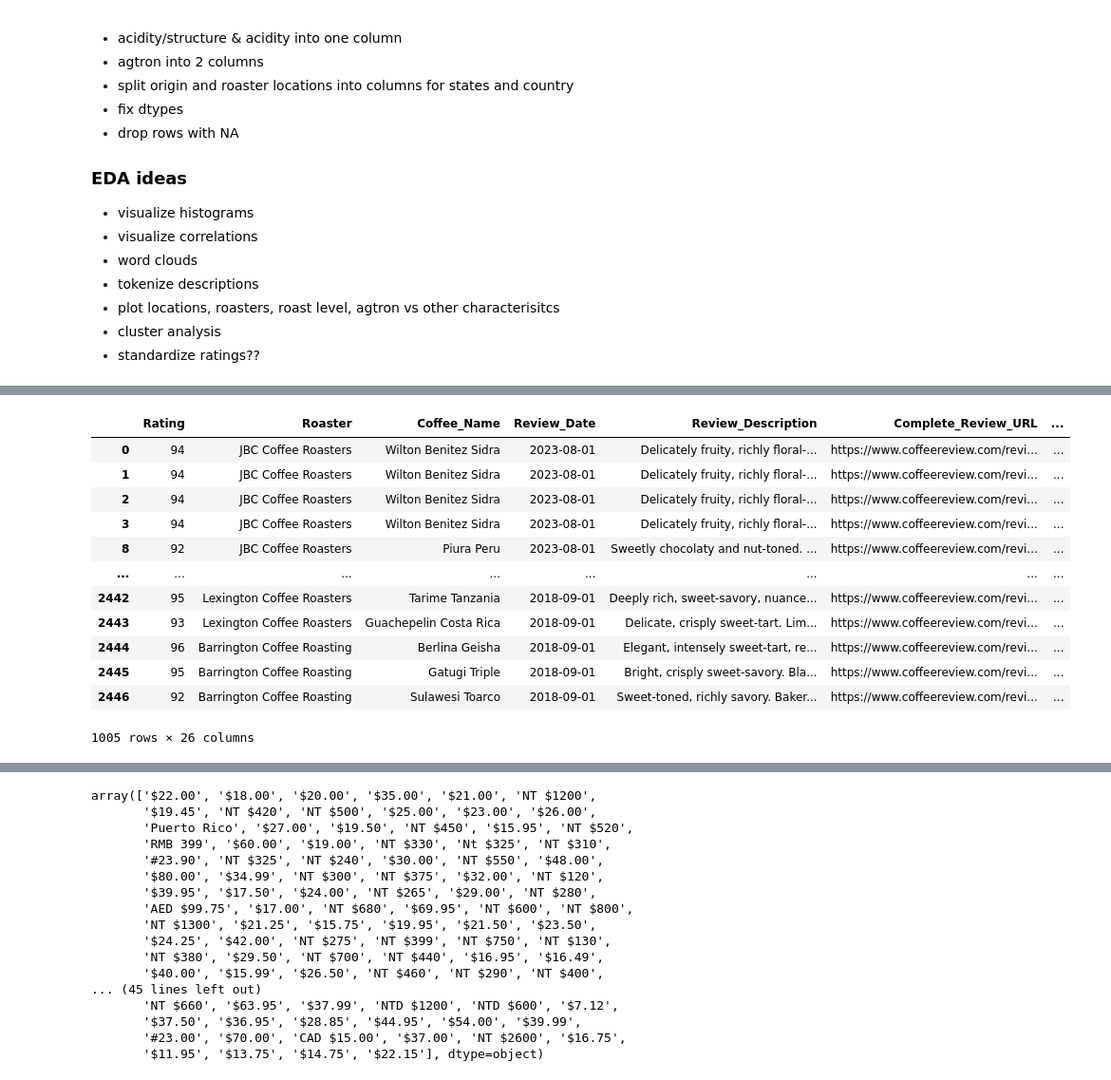
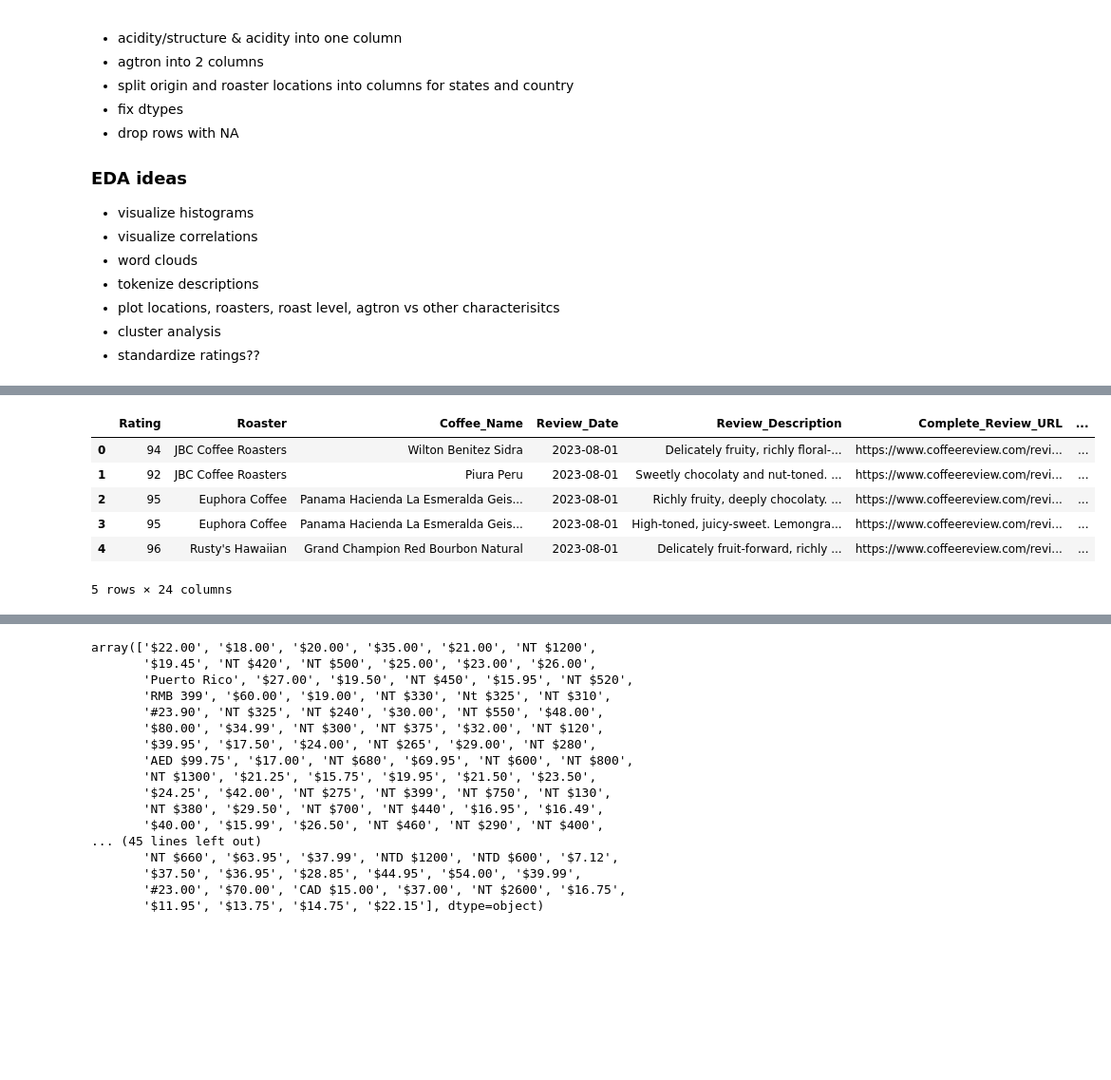
Before and after one commit to tynardone/coffee-reviews-analysis, a Jupyter notebook: coffee-review-eda.ipynb, the cells around one changed output, grey strips where cells are left out. Shown at 95% size. Saved outputs shown, nothing was run; the diff lists cells and outputs as text; code cells hidden in the pictures; blank space fills up the shorter version.

```diff
--- a/coffee-review-eda.ipynb
+++ b/coffee-review-eda.ipynb
@@ -101,44 +94,10 @@ memory usage: 383.8+ KB
-# %%
-def convert_to_grams(df):
-    # Define conversion factors
-    pound_to_gram = 453.59
-    ounce_to_gram = 28.3495
-
-    df.loc[df['Unit'] == 'ounces', 'Quantity'] = df['Quantity'] * ounce_to_gram
-    df.loc[df['Unit'] == 'pounds', 'Quantity'] = df['Quantity'] * pound_to_gram
-
-    df['unit'] = 'grams'
-    return df
-
-
-amount_pat = r'([\d.]+)\s*([a-zA-Z]+)'
-curr_pat = r'(\d+\.\d+)'
-
-
-
-(coffee
-     .assign(Quantity = coffee['Amount'].str.extract(amount_pat)[0],
-             Unit = coffee['Amount'].str.extract(amount_pat)[1],
-             Price_ = coffee['Price'].str.extract(curr_pat),
-            )
-     .dropna(axis=0)
-     .drop('Amount', axis=1)
-     .astype({'Quantity': 'float'})
-     .pipe(convert_to_grams)
-)
-
-#curr_map = {'NT $': 'NT$', 'Nt $': 'NT$',}
-# %% [output]
-|  | Rating | Roaster | Coffee_Name | Review_Date | Review_Description | Complete_Review_URL | ... |
-| 0 | 94 | JBC Coffee Roasters | Wilton Benitez Sidra | 2023-08-01 | Delicately fruity, richly floral-... | https://www.coffeereview.com/revi... | ... |
-| 1 | 94 | JBC Coffee Roasters | Wilton Benitez Sidra | 2023-08-01 | Delicately fruity, richly floral-... | https://www.coffeereview.com/revi... | ... |
-| 2 | 94 | JBC Coffee Roasters | Wilton Benitez Sidra | 2023-08-01 | Delicately fruity, richly floral-... | https://www.coffeereview.com/revi... | ... |
-| 3 | 94 | JBC Coffee Roasters | Wilton Benitez Sidra | 2023-08-01 | Delicately fruity, richly floral-... | https://www.coffeereview.com/revi... | ... |
-| 8 | 92 | JBC Coffee Roasters | Piura Peru | 2023-08-01 | Sweetly chocolaty and nut-toned. ... | https://www.coffeereview.com/revi... | ... |
-| ... | ... | ... | ... | ... | ... | ... | ... |
-| 2442 | 95 | Lexington Coffee Roasters | Tarime Tanzania | 2018-09-01 | Deeply rich, sweet-savory, nuance... | https://www.coffeereview.com/revi... | ... |
-| 2443 | 93 | Lexington Coffee Roasters | Guachepelin Costa Rica | 2018-09-01 | Delicate, crisply sweet-tart. Lim... | https://www.coffeereview.com/revi... | ... |
-| 2444 | 96 | Barrington Coffee Roasting | Berlina Geisha | 2018-09-01 | Elegant, intensely sweet-tart, re... | https://www.coffeereview.com/revi... | ... |
-| 2445 | 95 | Barrington Coffee Roasting | Gatugi Triple | 2018-09-01 | Bright, crisply sweet-savory. Bla... | https://www.coffeereview.com/revi... | ... |
-| 2446 | 92 | Barrington Coffee Roasting | Sulawesi Toarco | 2018-09-01 | Sweet-toned, richly savory. Baker... | https://www.coffeereview.com/revi... | ... |
-1005 rows × 26 columns
+# %%
+coffee.head()
+# %% [output]
+|  | Rating | Roaster | Coffee_Name | Review_Date | Review_Description | Complete_Review_URL | ... |
+| 0 | 94 | JBC Coffee Roasters | Wilton Benitez Sidra | 2023-08-01 | Delicately fruity, richly floral-... | https://www.coffeereview.com/revi... | ... |
+| 1 | 92 | JBC Coffee Roasters | Piura Peru | 2023-08-01 | Sweetly chocolaty and nut-toned. ... | https://www.coffeereview.com/revi... | ... |
+| 2 | 95 | Euphora Coffee | Panama Hacienda La Esmeralda Geis... | 2023-08-01 | Richly fruity, deeply chocolaty. ... | https://www.coffeereview.com/revi... | ... |
+| 3 | 95 | Euphora Coffee | Panama Hacienda La Esmeralda Geis... | 2023-08-01 | High-toned, juicy-sweet. Lemongra... | https://www.coffeereview.com/revi... | ... |
+| 4 | 96 | Rusty's Hawaiian | Grand Champion Red Bourbon Natural | 2023-08-01 | Delicately fruit-forward, richly ... | https://www.coffeereview.com/revi... | ... |
+5 rows × 24 columns
```
Also changed, not shown: parts of 4 cells of this notebook.
